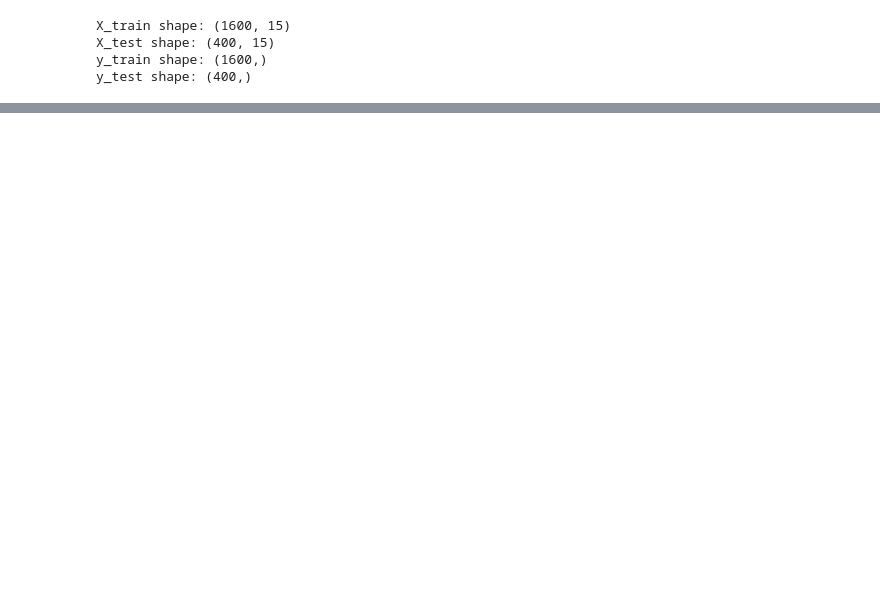
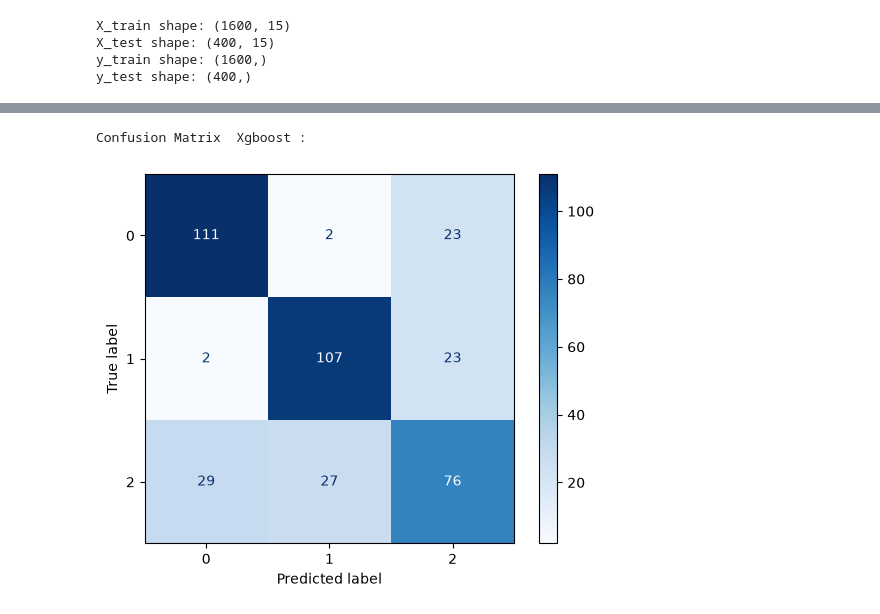
Before and after one commit to abderrahmane-lartab/Mental-health-risk-prediction, a Jupyter notebook: notebooks/model_training.ipynb, the cells around one changed output, grey strips where cells are left out. Saved outputs shown, nothing was run; the diff lists cells and outputs as text; code cells hidden in the pictures; blank space fills up the shorter version.

```diff
--- a/notebooks/model_training.ipynb
+++ b/notebooks/model_training.ipynb
@@ -110,0 +164,15 @@ xgb_grid.fit(X_train, y_train)
+# %%
+# create the xgboost pipeline
+xgb_pipeline = Pipeline([
+    ("preprocessor", preprocessor),
+    ('model', XGBClassifier(n_estimators=300, learning_rate=0.1, max_depth=4, random_state=42, eval_metric="mlogloss", n_jobs=-1))
+])
+# %%
+# encode the target using LableEnoder
+
+label_encoder = LabelEncoder()
+
+y_train_encoded = label_encoder.fit_transform(y_train)
+y_test_encoded = label_encoder.transform(y_test)
+# %%
+xgb_pipeline.fit(X_train, y_train_encoded)
@@ -110,0 +197,2 @@ xgb_grid.fit(X_train, y_train)
+# %%
+y_xgb_pred = xgb_pipeline.predict(X_test)
@@ -110,0 +223,8 @@ xgb_grid.fit(X_train, y_train)
+# %%
+# confusion matrix
+
+print("Confusion Matrix  Xgboost : ")
+xgb_conf_matrix = ConfusionMatrixDisplay.from_predictions(y_test_encoded, y_xgb_pred, display_labels=xgb_pipeline.classes_, cmap=plt.cm.Blues)
+# %% [output]
+Confusion Matrix  Xgboost :
+[figure, added]
```
Also changed, not shown: parts of 21 cells of this notebook, 26 other files.
